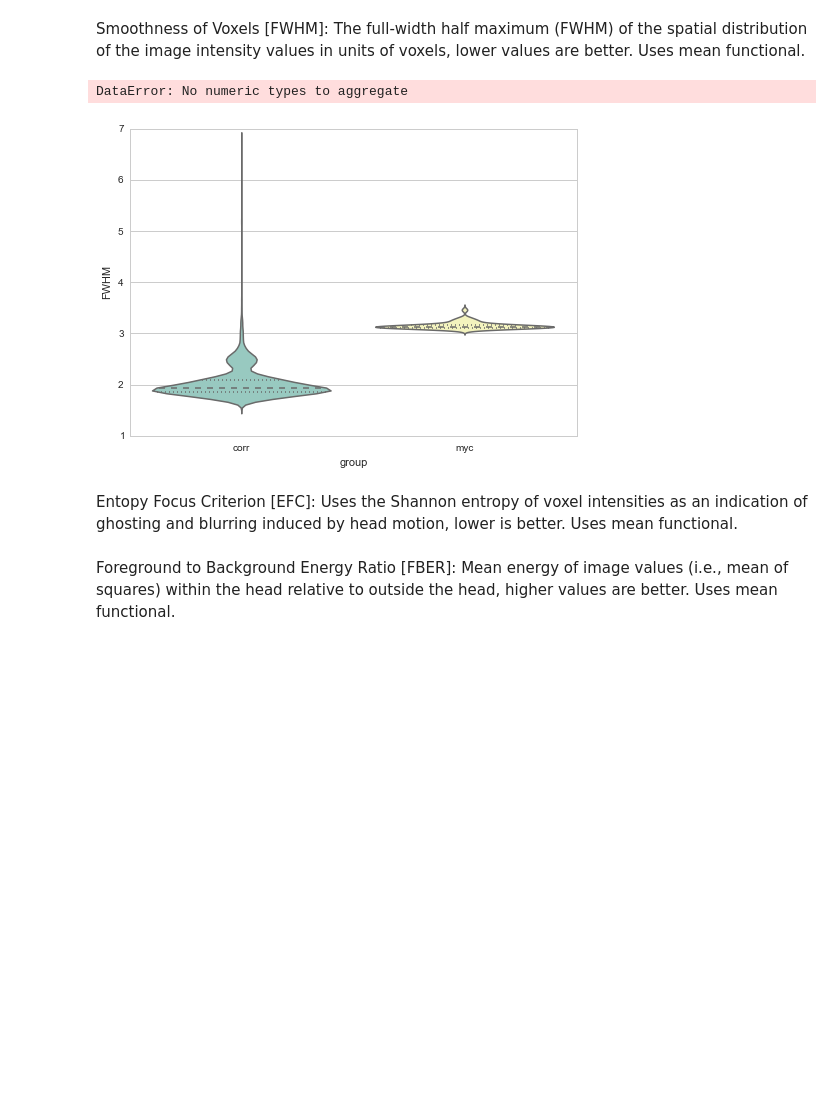
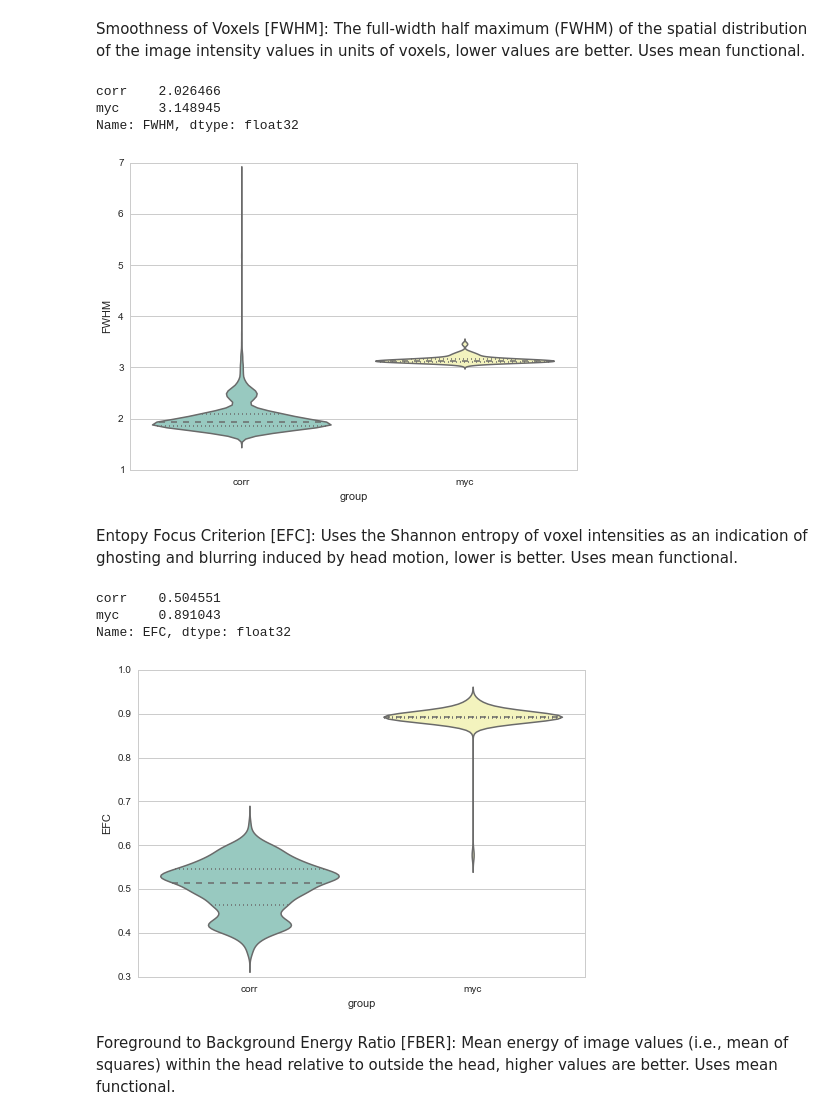
Before and after one commit to poldrack/myconnectome, a Jupyter notebook: quality_assurance/QA_summary_func.ipynb, the cells around one changed output. Drawn from its saved outputs; the diff is of its cells as text; code cells hidden in the pictures; blank space fills up the shorter version.

Commit message:
added group means for each measure

```diff
--- a/quality_assurance/QA_summary_func.ipynb
+++ b/quality_assurance/QA_summary_func.ipynb
@@ -65,16 +65,25 @@ Smoothness of Voxels [FWHM]:  The full-width half maximum (FWHM) of the spatial
 
 data=pd.DataFrame(numpy.vstack((numpy.hstack((myc.func_fwhm,corr_func.func_fwhm)),grouping)).T,columns=['FWHM','group'])
 sns.violinplot(data.FWHM,data.group, color="Set3",  inner="box")
-data.
+data.FWHM=data.FWHM.astype('float32')
 data.FWHM.groupby(grouping).mean()
 # %% [output]
-DataError: No numeric types to aggregate
+corr    2.026466
+myc     3.148945
+Name: FWHM, dtype: float32
 [figure]
 # %% [markdown]
 Entopy Focus Criterion [EFC]: Uses the Shannon entropy of voxel intensities as an indication of ghosting and blurring induced by head motion, lower is better. Uses mean functional.
 # %%
 data=pd.DataFrame(numpy.vstack((numpy.hstack((myc.func_efc,corr_func.func_efc)),grouping)).T,columns=['EFC','group'])
 sns.violinplot(data.EFC,data.group, color="Set3",  inner="box")
+data.EFC=data.EFC.astype('float32')
+data.EFC.groupby(grouping).mean()
+# %% [output]
+corr    0.504551
+myc     0.891043
+Name: EFC, dtype: float32
+[figure, added]
 # %% [markdown]
 Foreground to Background Energy Ratio [FBER]: Mean energy of image values (i.e., mean of squares) within the head relative to outside the head, higher values are better. Uses mean functional.
 # %%
```
Also changed, not shown: parts of 4 cells of this notebook.
